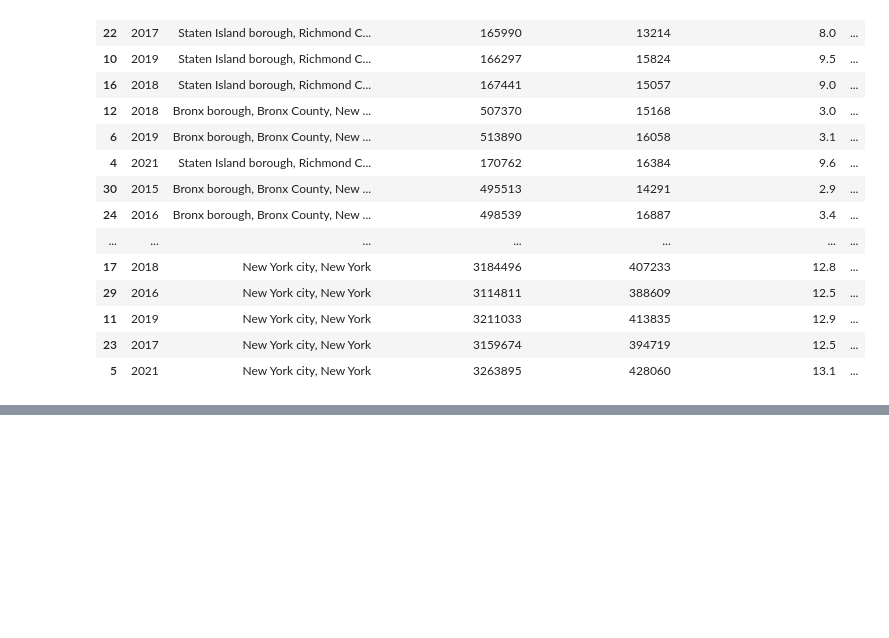
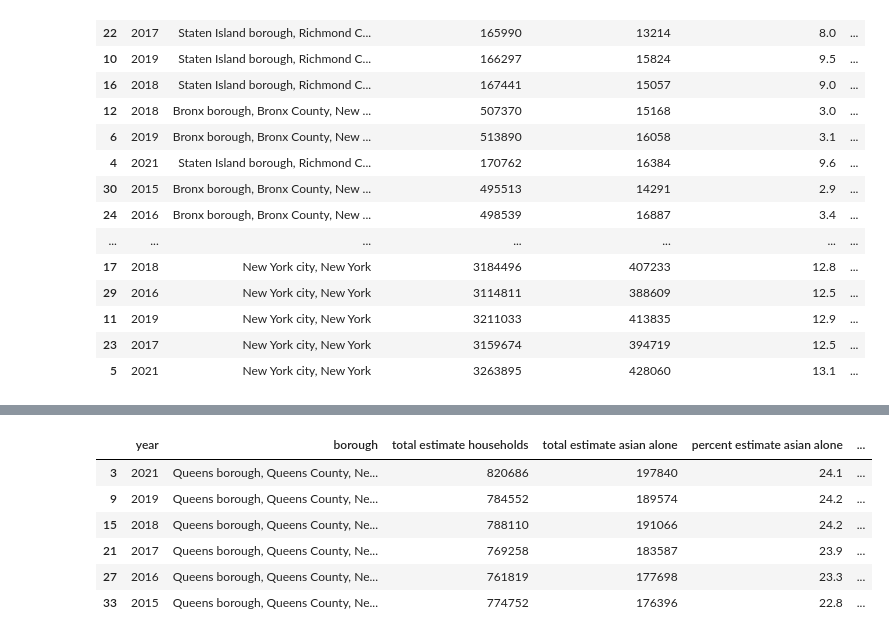
Before and after one commit to arubybonilla/2023-asam-benefits, a Jupyter notebook: 2023-asam-snap-food-stamps-analysis-smail-bonilla.ipynb, the cells around one changed output, grey strips where cells are left out. Cells and saved outputs as stored; diff of their text form; code cells hidden in the pictures; blank space fills up the shorter version.

Commit message:
query

```diff
--- a/2023-asam-snap-food-stamps-analysis-smail-bonilla.ipynb
+++ b/2023-asam-snap-food-stamps-analysis-smail-bonilla.ipynb
@@ -83,0 +104,11 @@ df.sort_values(by="households receiving food stamps and snap asian alone", ascen
+# %%
+df_queens = df.query("borough == 'Queens borough, Queens County, New York'")
+df_queens
+# %% [output]
+|  | year | borough | total estimate households | total estimate asian alone | percent estimate asian alone | ... |
+| 3 | 2021 | Queens borough, Queens County, Ne... | 820686 | 197840 | 24.1 | ... |
+| 9 | 2019 | Queens borough, Queens County, Ne... | 784552 | 189574 | 24.2 | ... |
+| 15 | 2018 | Queens borough, Queens County, Ne... | 788110 | 191066 | 24.2 | ... |
+| 21 | 2017 | Queens borough, Queens County, Ne... | 769258 | 183587 | 23.9 | ... |
+| 27 | 2016 | Queens borough, Queens County, Ne... | 761819 | 177698 | 23.3 | ... |
+| 33 | 2015 | Queens borough, Queens County, Ne... | 774752 | 176396 | 22.8 | ... |
```
Also changed, not shown: parts of 1 cell of this notebook, 1 other file.
